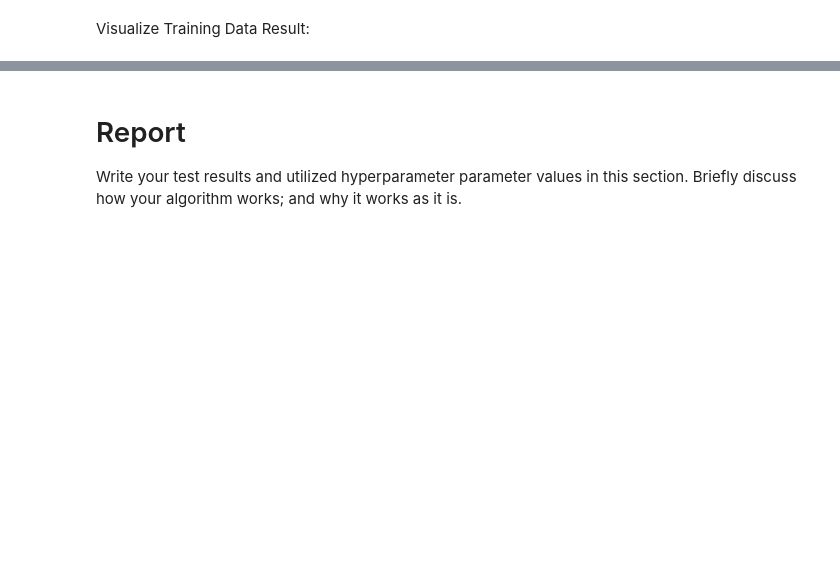
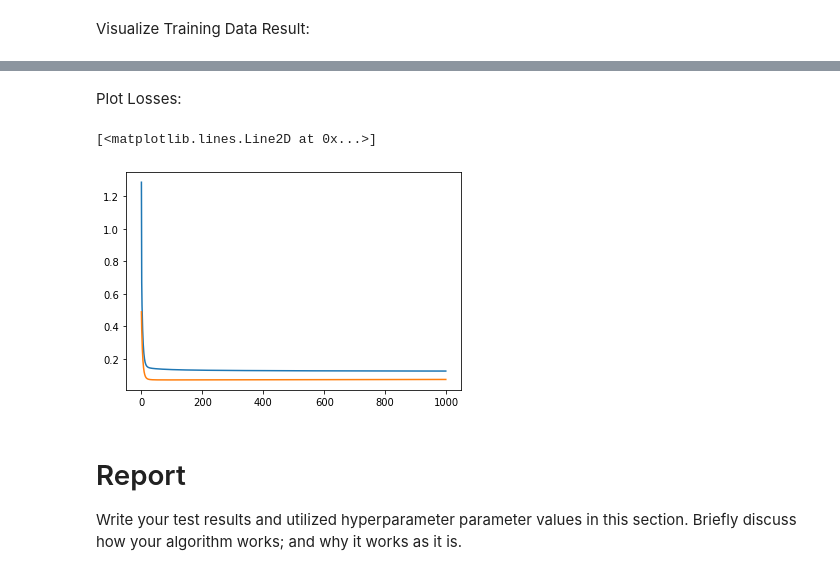
Before and after one commit to imthelizardking/cmp712-homeworks, a Jupyter notebook: hw1/hw1_n22133132_yusufcagri_ogut_.ipynb, the cells around one changed output, grey strips where cells are left out. Saved outputs shown, nothing was run; the diff lists cells and outputs as text; code cells hidden in the pictures; blank space fills up the shorter version.

```diff
--- a/hw1/hw1_n22133132_yusufcagri_ogut_.ipynb
+++ b/hw1/hw1_n22133132_yusufcagri_ogut_.ipynb
@@ -123,3 +154,11 @@ plt.scatter(X, T_Pred)
+# %% [markdown]
+Plot Losses:
+# %%
+plt.plot(vLoss_training)
+plt.plot(vLoss_test)
+# %% [output]
+[<matplotlib.lines.Line2D at 0x...>]
+[figure, added]
 # %% [markdown]
 # Report
 Write your test results and utilized hyperparameter parameter values in this section. Briefly discuss how your algorithm works; and why it works as it is.
```
Also changed, not shown: parts of 5 cells of this notebook.
